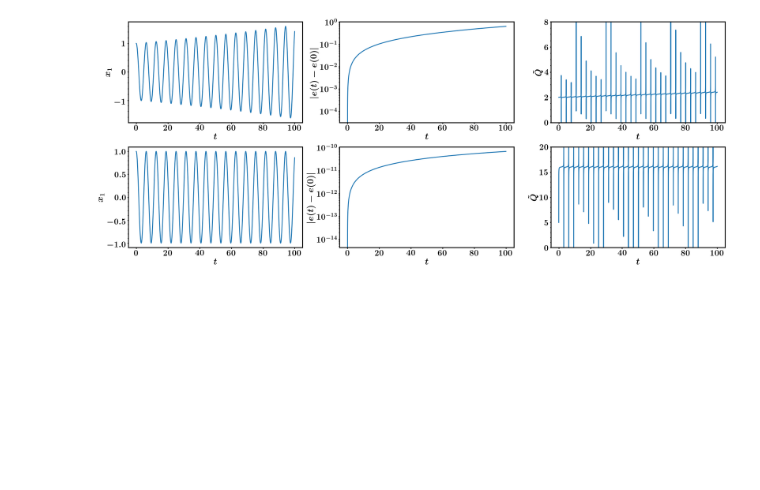
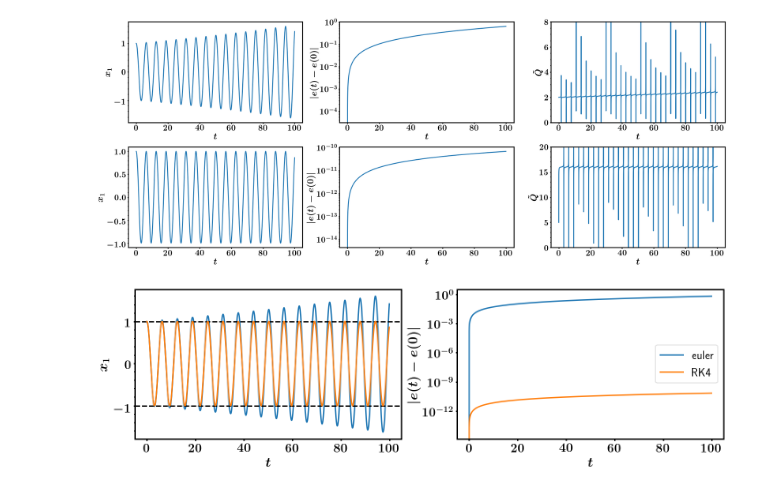
Before and after one commit to nahuelalmeira/diffeq, a Jupyter notebook: practicas/Tarea1/Tarea1.ipynb, the cells around one changed output. Saved outputs shown, nothing was run; the diff lists cells and outputs as text; code cells hidden in the pictures; blank space fills up the shorter version.

```diff
--- a/practicas/Tarea1/Tarea1.ipynb
+++ b/practicas/Tarea1/Tarea1.ipynb
@@ -110,3 +136,36 @@ plt.tight_layout()
 plt.show()
 # %% [output]
 [figure]
+# %%
+ncols = 2
+nrows = 1
+fig, axes = plt.subplots(figsize=(10*ncols, 6*nrows), ncols=ncols, nrows=nrows)
+
+for ax in axes.flatten():
+    ax.set_xlabel(r'$t$')
+
+for i, method in enumerate(methods):
+    time, x = data[method]
+    x1 = x[:,0]
+    e = energy(x)
+    Qtime, Q = Q_data[method]
+
+    ax = axes[0]
+    ax.axhline(1, linestyle='--', color='k')
+    ax.axhline(-1, linestyle='--', color='k')
+    ax.set_ylabel(r'$x_1$')
+    ax.plot(time, x1)
+
+    #ax.plot(time, data[:,1])
+
+    ax = axes[1]
+    ax.set_yscale('log')
+    ax.set_ylabel(r'$|e(t) - e(0)|$')
+    ax.plot(time, np.abs(e-1), label=method)
+    ax.legend(loc=5)
+
+plt.tight_layout()
+plt.savefig('./informe/figures/oscilador.png')
+plt.show()
+# %% [output]
+[figure, added]
```
Also changed, not shown: parts of 15 cells of this notebook, 9 other files.
